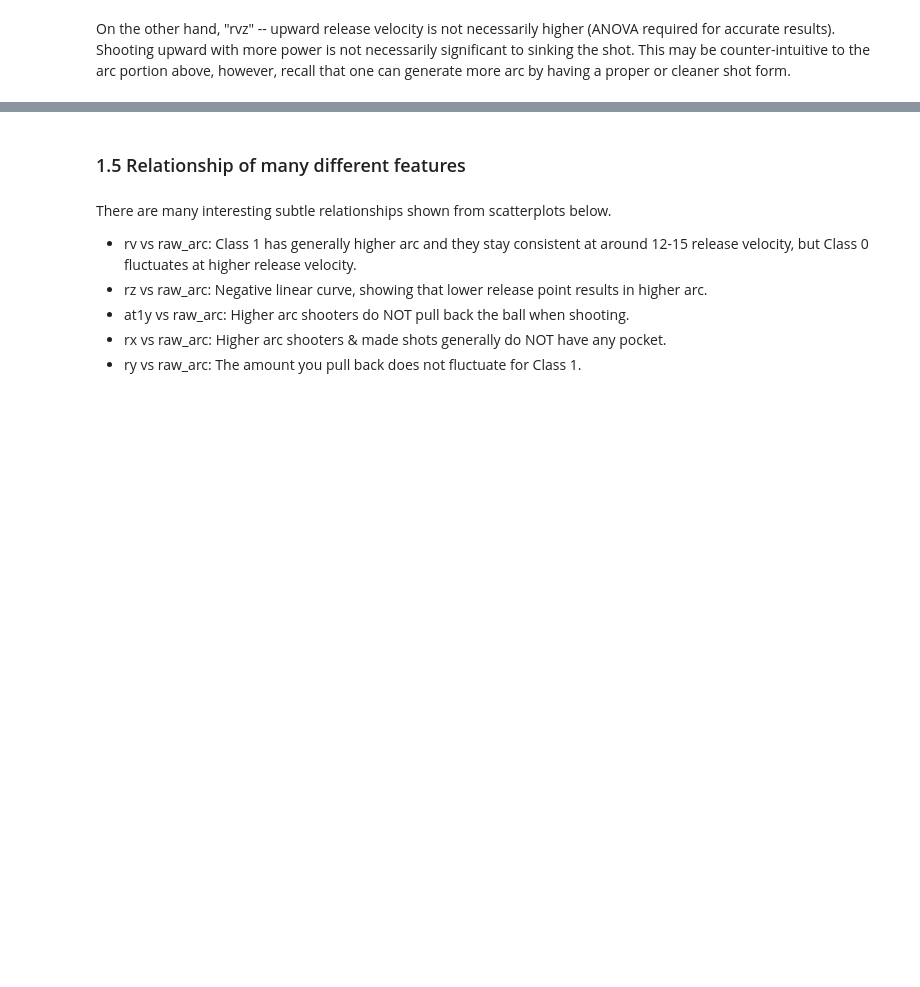
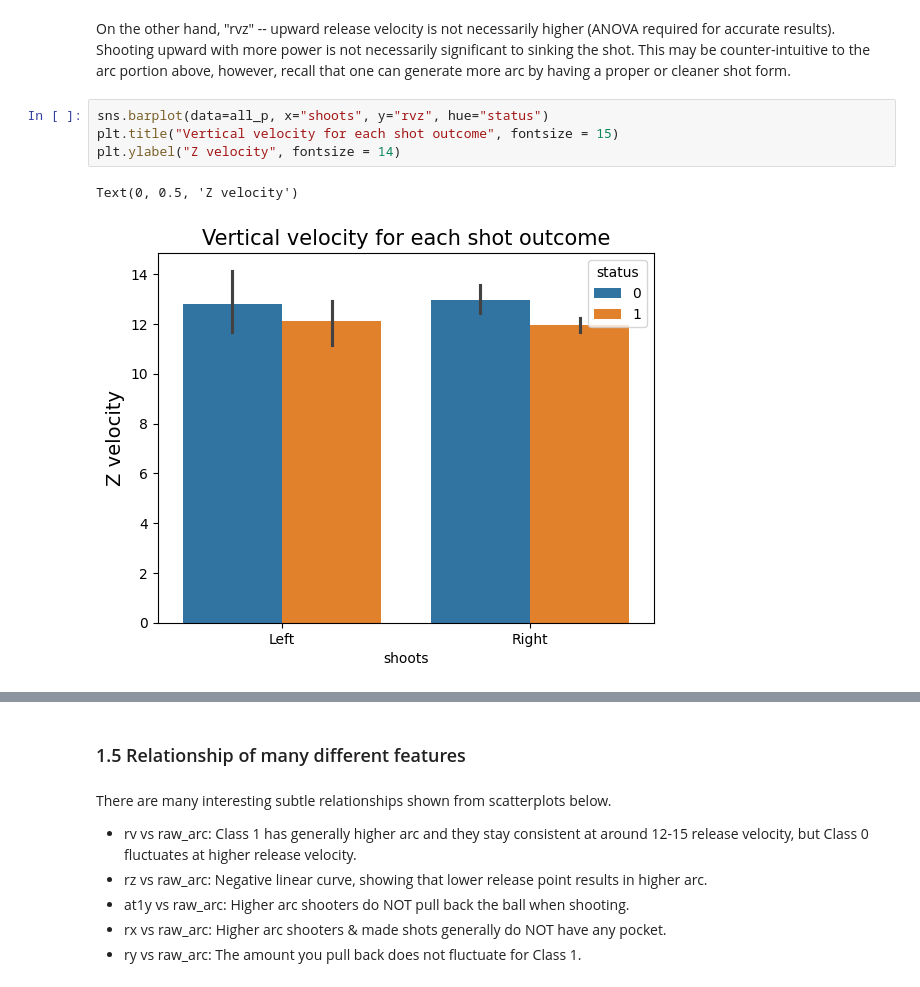
Before and after one commit to JohnKang0720/swish-or-brick, a Jupyter notebook: report-1.ipynb, the cells around one changed output, grey strips where cells are left out. Saved outputs shown, nothing was run; the diff lists cells and outputs as text; blank space fills up the shorter version.

```diff
--- a/report-1.ipynb
+++ b/report-1.ipynb
@@ -263,2 +318,9 @@ sns.barplot(data=all_p, x="status", y="raw_arc")
 # %% [markdown]
 On the other hand, "rvz" -- upward release velocity is not necessarily higher (ANOVA required for accurate results). Shooting upward with more power is not necessarily significant to sinking the shot. This may be counter-intuitive to the arc portion above, however, recall  that one can generate more arc by having a proper or cleaner shot form.
+# %%
+sns.barplot(data=all_p, x="shoots", y="rvz", hue="status")
+plt.title("Vertical velocity for each shot outcome", fontsize = 15)
+plt.ylabel("Z velocity", fontsize = 14)
+# %% [output]
+Text(0, 0.5, 'Z velocity')
+[figure, added]
```
Also changed, not shown: parts of 30 cells of this notebook.
